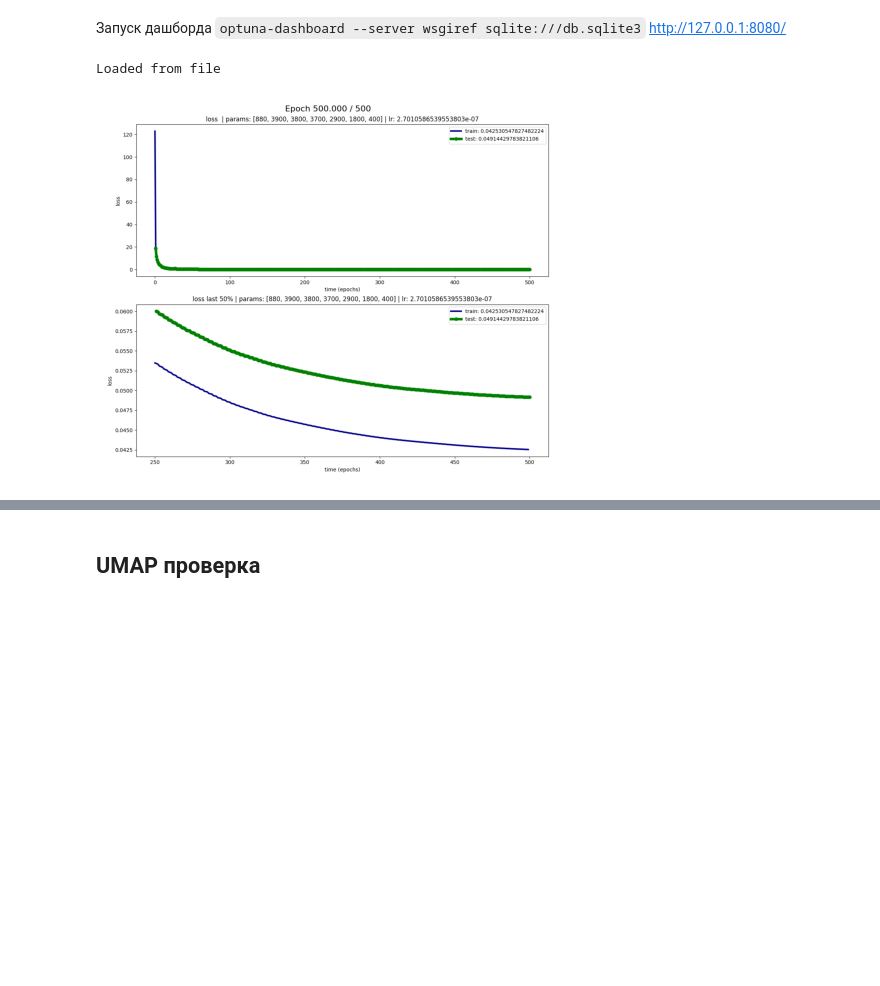
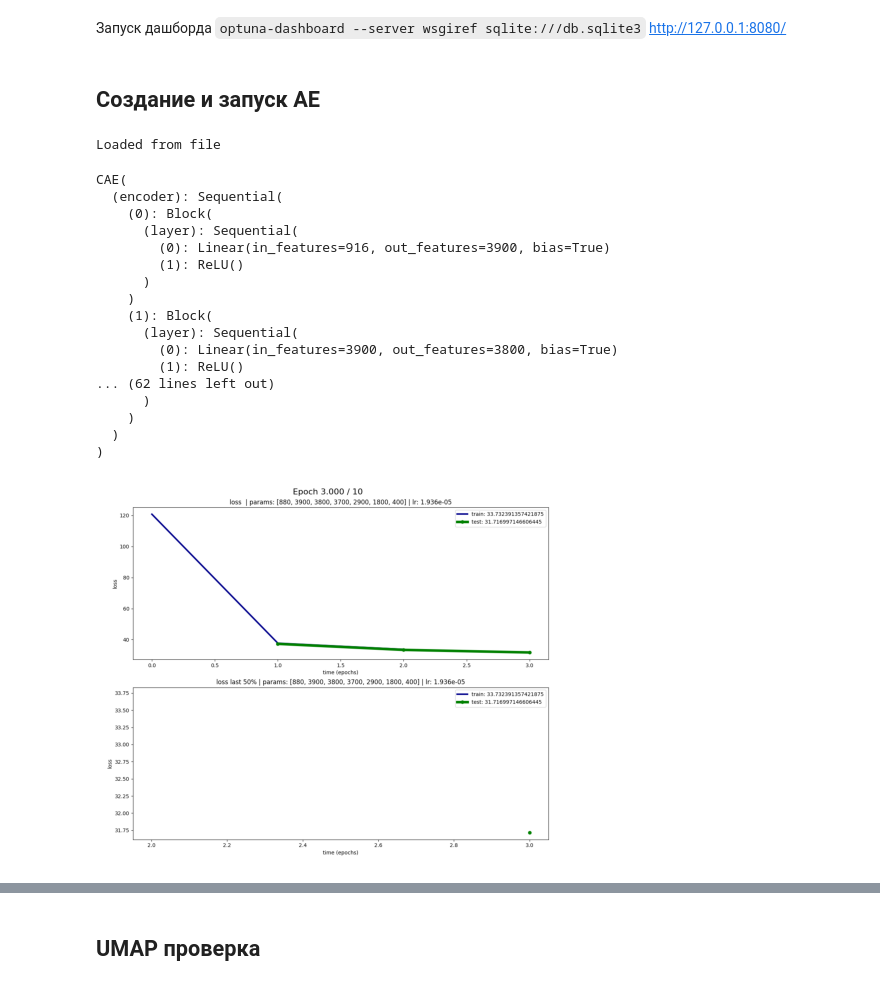
Before and after one commit to flydzen/diploma, a Jupyter notebook: main_difuse.ipynb, the cells around one changed output, grey strips where cells are left out. Cells and saved outputs as stored; diff of their text form; code cells hidden in the pictures; blank space fills up the shorter version.

```diff
--- a/main_difuse.ipynb
+++ b/main_difuse.ipynb
@@ -230,7 +228,7 @@ class Block(nn.Module):
         super().__init__()
         self.layer = nn.Sequential(
             nn.Linear(f_in, f_out),
-            nn.Tanh(),
+            nn.ReLU(),
             # BnAndDropout(f_out),
         )
 
@@ -247,7 +245,7 @@ class TimeBlock(nn.Module):
         )
         self.layer = nn.Sequential(
             nn.Linear(f_in + time_emb_dim, f_out),
-            nn.Tanh(),
+            nn.ReLU(),
             # BnAndDropout(f_out),
         )
 
@@ -354,9 +277,6 @@ class CAE(nn.Module):
     def __init__(self, params, in_labels, line_size):
         super().__init__()
         self.line_size = line_size
-
-        self.encode = True
-        self.decode = True
 
         encoder_params = params[:]
         encoder_params[0] += in_labels
@@ -375,21 +295,26 @@ class CAE(nn.Module):
         self.encoder = nn.Sequential(*self.encoder)
         self.decoder = nn.Sequential(*self.decoder)
 
-    def forward(self, x, labels):
-        bs = x.shape[0]
-        if self.encode:
-            x = x.view(bs, -1)
-            x = torch.cat((x, labels), 1)
-            x = self.encoder(x)
-        if self.decode:
-            x = torch.cat((x, labels), 1)
-            x = self.decoder(x)
-            x = x.view(bs, -1, self.line_size)
+    def encode(self, x, labels):
+        x = x.view(x.shape[0], -1)
+        x = torch.cat((x, labels), 1)
+        x = self.encoder(x)
         return x
 
+    def decode(self, z, labels):
+        z = torch.cat((z, labels), 1)
+        z = self.decoder(z)
+        z = z.view(z.shape[0], -1, self.line_size)
+        return z
+
+    def forward(self, x, labels):
+        z = self.encode(x, labels)
+        return self.decode(z, labels)
+
     def loss(self):
-        def _inner(y_hat, y):
-            return ((y - y_hat)**2).mean(axis=0).sum()
+        def _inner(x_hat, x):
+            mse = F.mse_loss(x_hat, x, reduction='sum')
+            return mse / x.shape[0]
 
         return _inner
 
@@ -660,34 +593,54 @@ study = optuna.create_study(
 )
 
 study.optimize(run_for_search, n_trials=7, show_progress_bar=True)
+# %% [markdown]
+## Создание и запуск AE
 # %%
 #!g1.4
 GLIPH_WIDTH = 400
 params = [SVG.ENCODE_HEIGHT * SVG.ENCODE_WIDTH, 3900, 3800, 3700, 2900, 1800, GLIPH_WIDTH]
 
-lr = 1e-4
+lr = 2e-5
 # lr = 2.8e-7
 
 model_cae_path = f'models/CAE/CAE_{SVG.ENCODE_HEIGHT}_{",".join(map(str,params))}/ckpt.pt'
 model_cae, optimizer, scheduler = setup_cae(
     params=params,
     lr=lr,
     weight_decay=6e-6,
     line_size=SVG.ENCODE_WIDTH,
     step_size=3,
     step_gamma=0.968,
 )
 if Path(model_cae_path).exists():
     print('Loaded from file')
     model_cae.load_state_dict(torch.load(model_cae_path))
     img = mpimg.imread(str(Path(model_cae_path).parent / '_loss.png'))
     plt.axis('off')
     plt.imshow(img)
 else:
     print('Created new')
+model_cae
 # %% [output]
 Loaded from file
+CAE(
+  (encoder): Sequential(
+    (0): Block(
+      (layer): Sequential(
+        (0): Linear(in_features=916, out_features=3900, bias=True)
+        (1): ReLU()
+      )
+    )
+    (1): Block(
+      (layer): Sequential(
+        (0): Linear(in_features=3900, out_features=3800, bias=True)
+        (1): ReLU()
+... (62 lines left out)
+      )
+    )
+  )
+)
-[figure, old version]
+[figure, new version]
 # %%
 #!g1.4
 run(
```
Also changed, not shown: parts of 14 cells of this notebook, 4 other files.
